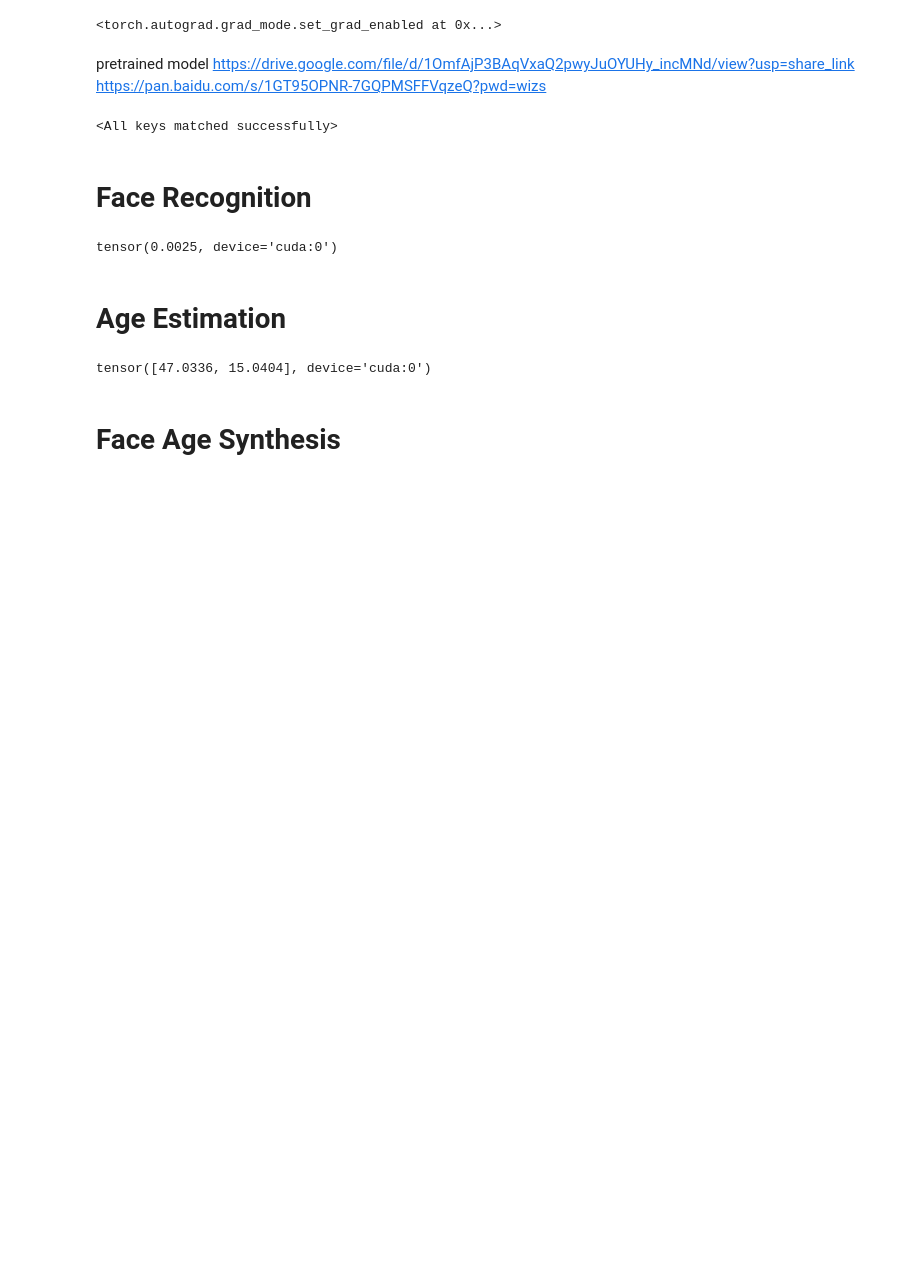
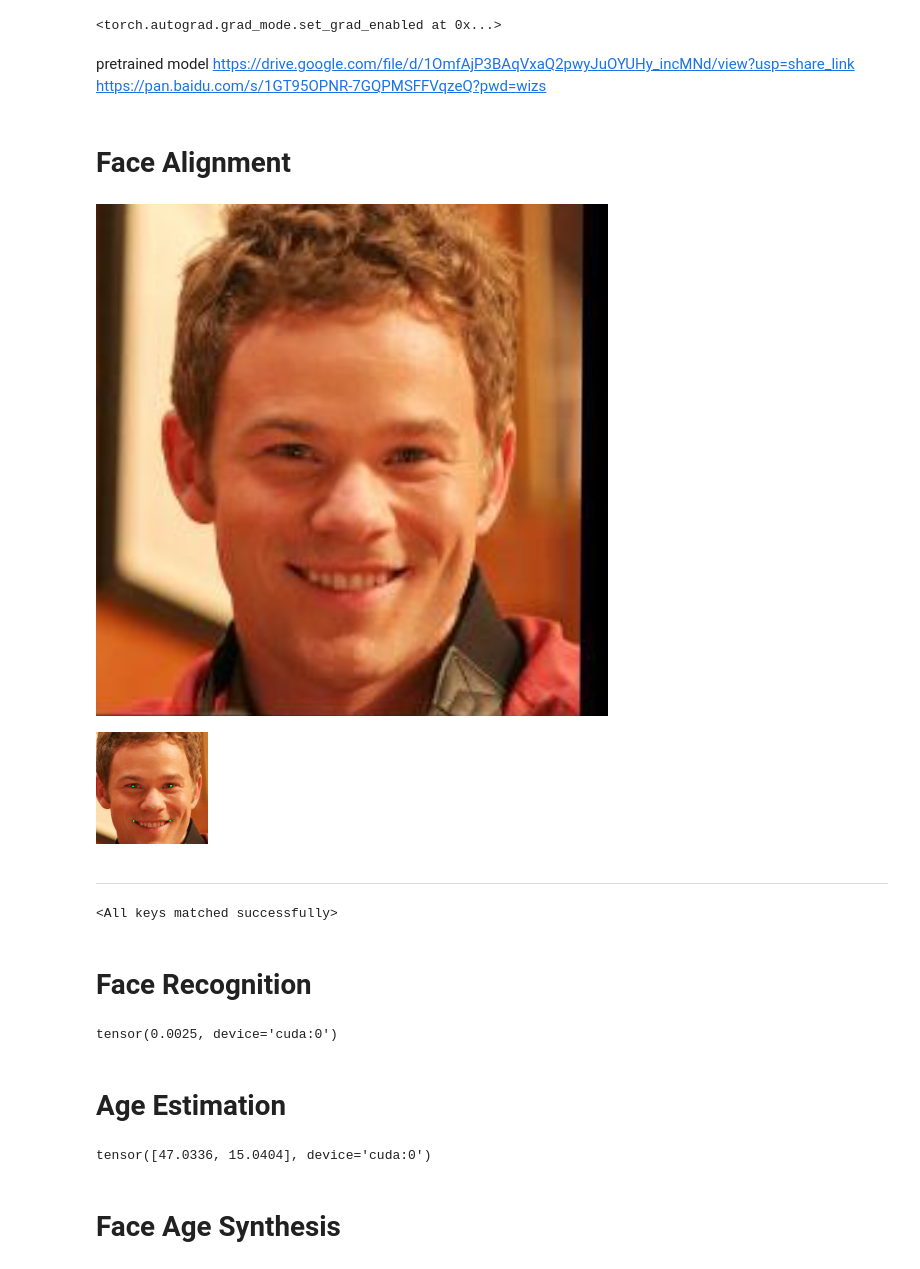
Before and after one commit to Hzzone/MTLFace, a Jupyter notebook: python_package/notebook/example.ipynb, the cells around one changed output. Cells and saved outputs as stored; diff of their text form; code cells hidden in the pictures; blank space fills up the shorter version.

Commit message:
add face align

```diff
--- a/python_package/notebook/example.ipynb
+++ b/python_package/notebook/example.ipynb
@@ -15,3 +16,5 @@ torch.autograd.set_grad_enabled(False)
 pretrained model
 https://drive.google.com/file/d/1OmfAjP3BAqVxaQ2pwyJuOYUHy_incMNd/view?usp=share_link
 https://pan.baidu.com/s/1GT95OPNR-7GQPMSFFVqzeQ?pwd=wizs
+# %% [markdown]
+# Face Alignment
@@ -18,3 +24,14 @@ https://pan.baidu.com/s/1GT95OPNR-7GQPMSFFVqzeQ?pwd=wizs
+# %%
+img_path = '/home/zzhuang/MTLFace/python_package/notebook/Aaron_Ashmore_adult_001.png'
+Image.open(img_path)
+# %% [output]
+[figure, added]
+# %%
+face_process(img_path, plot=True)
+# %% [output]
+[figure, added]
+# %% [markdown]
+-----
 # %%
 mtlface = MTLFace().cuda().eval()
 mtlface.load_state_dict(torch.load('/home/zzhuang/MTLFace/python_package/mtlface_checkpoints.tar'))
```
Also changed, not shown: parts of 2 cells of this notebook, 8 other files.
